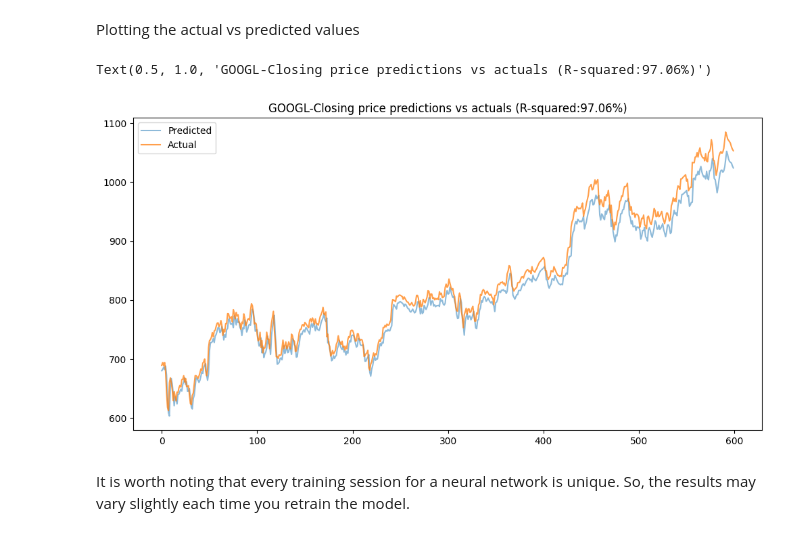
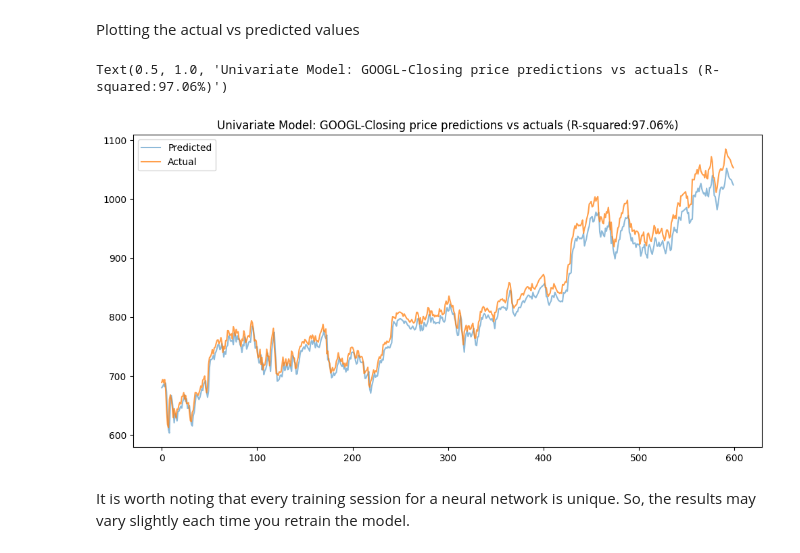
Before and after one commit to Abbhiraami/ML_AI_masters, a Jupyter notebook: RNN_Assignment/RNN_Assg_Stock_Price_Prediction_AbbhiraamiS.ipynb, the cells around one changed output. Drawn from its saved outputs; the diff is of its cells as text; code cells hidden in the pictures.

```diff
--- a/RNN_Assignment/RNN_Assg_Stock_Price_Prediction_AbbhiraamiS.ipynb
+++ b/RNN_Assignment/RNN_Assg_Stock_Price_Prediction_AbbhiraamiS.ipynb
@@ -531,14 +545,14 @@ Plotting the actual vs predicted values
 # %%
 ## Plot Actual VS Predictions
 
 plt.figure(figsize=(12,6))
 plt.plot(y_pred_test_inv ,label="Predicted",alpha=0.5)
 plt.plot(y_test_inv,label="Actual",alpha=0.75)
 plt.legend()
-plt.title(f"{comp_name[0]}-Closing price predictions vs actuals (R-squared:{100*r2_score(uni_y_test,y_pred_test):.2f}%)")
+plt.title(f"Univariate Model: {comp_name[0]}-Closing price predictions vs actuals (R-squared:{100*r2_score(uni_y_test,y_pred_test):.2f}%)")
 # %% [output]
-Text(0.5, 1.0, 'GOOGL-Closing price predictions vs actuals (R-squared:97.06%)')
+Text(0.5, 1.0, 'Univariate Model: GOOGL-Closing price predictions vs actuals (R-squared:97.06%)')
-[figure, old version]
+[figure, new version]
 # %% [markdown]
 It is worth noting that every training session for a neural network is unique. So, the results may vary slightly each time you retrain the model.
 # %% [markdown]
```
Also changed, not shown: parts of 13 cells of this notebook.
